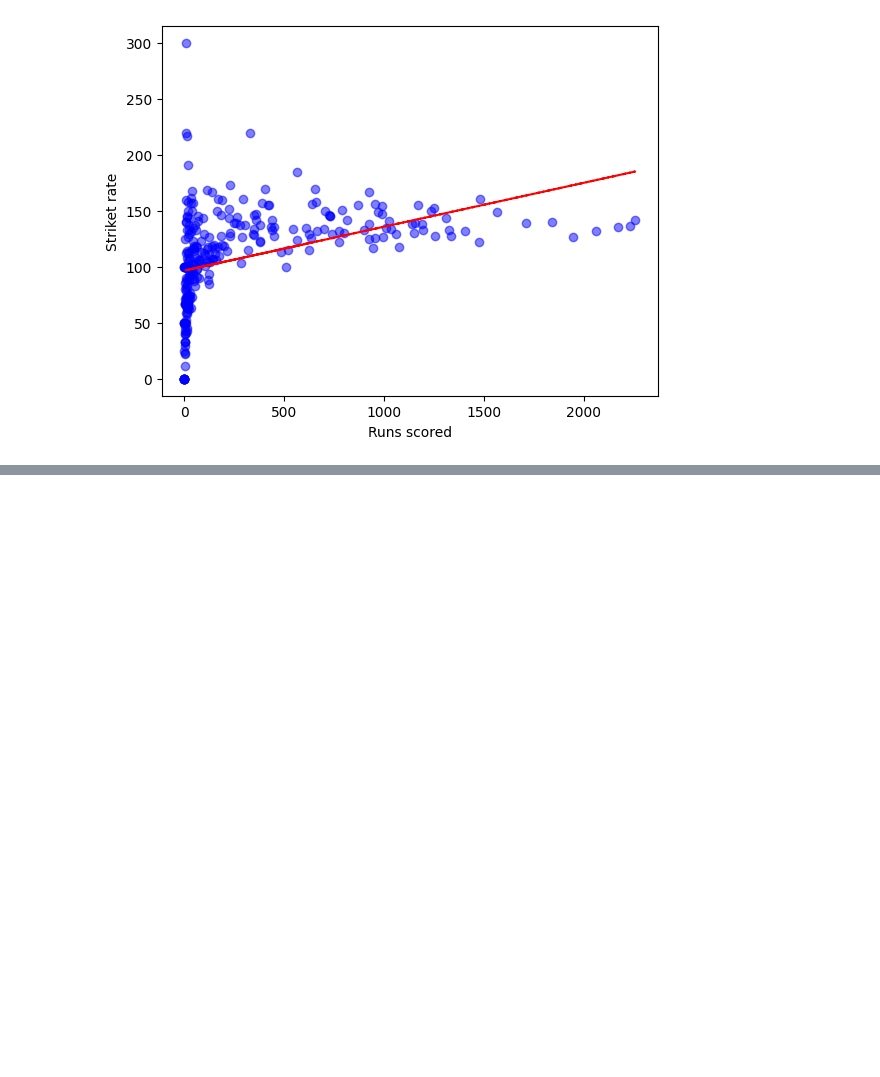
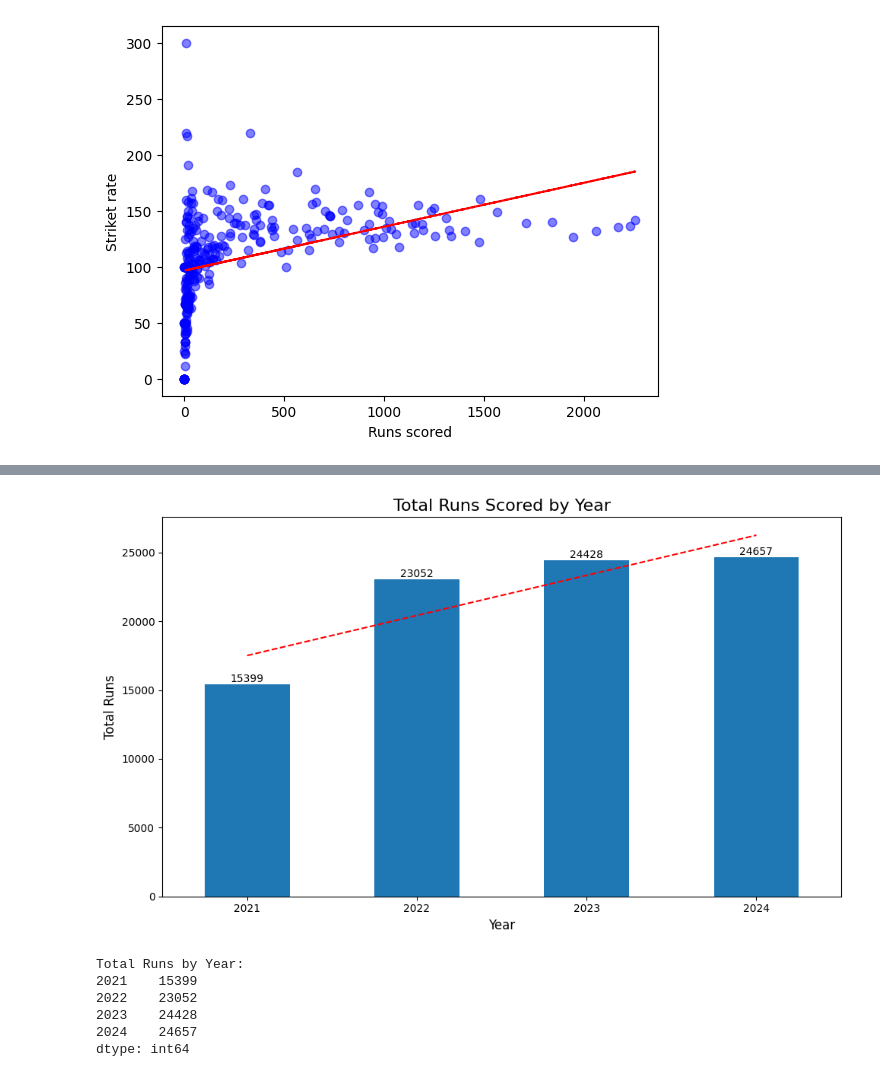
Before and after one commit to NIRANJANGOPALAN/IPL_player_analysis, a Jupyter notebook: 2021_2024_workbook.ipynb, the cells around one changed output, grey strips where cells are left out. Saved outputs shown, nothing was run; the diff lists cells and outputs as text; code cells hidden in the pictures; blank space fills up the shorter version.

```diff
--- a/2021_2024_workbook.ipynb
+++ b/2021_2024_workbook.ipynb
@@ -469,0 +510,8 @@ Text(0, 0.5, 'Economy rate')
+# %%
+batting_columns = ['striker',
+    'runsin2021', 'runsin2022', 'runsin2023', 'runsin2024',
+    'ballsfacedin2021', 'ballsfacedin2022', 'ballsfacedin2023', 'ballsfacedin2024',
+    'totalrunsscored', 'totalballsfaced', 'batting_strike_rate'
+]
+
+batting_stats_explore = complete_data[batting_columns].copy()
@@ -469,0 +542,51 @@ Text(0, 0.5, 'Economy rate')
+# %%
+# Calculate the sum of runs for each year
+runs_by_year = {
+    '2021': batting_stats_explore['runsin2021'].sum(),
+    '2022': batting_stats_explore['runsin2022'].sum(),
+    '2023': batting_stats_explore['runsin2023'].sum(),
+    '2024': batting_stats_explore['runsin2024'].sum()
+}
+
+# Create a Series from the dictionary for easier plotting
+runs_series = pd.Series(runs_by_year)
+
+# Create a bar plot
+plt.figure(figsize=(10, 6))
+runs_series.plot(kind='bar')
+
+# Customize the plot
+plt.title('Total Runs Scored by Year', fontsize=16)
+plt.xlabel('Year', fontsize=12)
+plt.ylabel('Total Runs', fontsize=12)
+plt.xticks(rotation=0)  # Keep x-axis labels horizontal
+
+# Add value labels on top of each bar
+for i, v in enumerate(runs_series):
+    plt.text(i, v, str(v), ha='center', va='bottom')
+
+
+# Create trend line
+x = np.arange(len(runs_series))
+y = runs_series.values
+slope, intercept, r_value, p_value, std_err = stats.linregress(x, y)
+line = slope * x + intercept
+
+# Plot trend line
+plt.plot(x, line, color='red', linestyle='--', label=f'Trend (R² = {r_value**2:.2f})')
+
+# Adjust layout and display the plot
+plt.tight_layout()
+plt.show()
+
+# Print the total runs for each year
+print("Total Runs by Year:")
+print(runs_series)
+# %% [output]
+[figure, added]
+Total Runs by Year:
+2021    15399
+2022    23052
+2023    24428
+2024    24657
+dtype: int64
```
Also changed, not shown: parts of 22 cells of this notebook, 4 other files.
